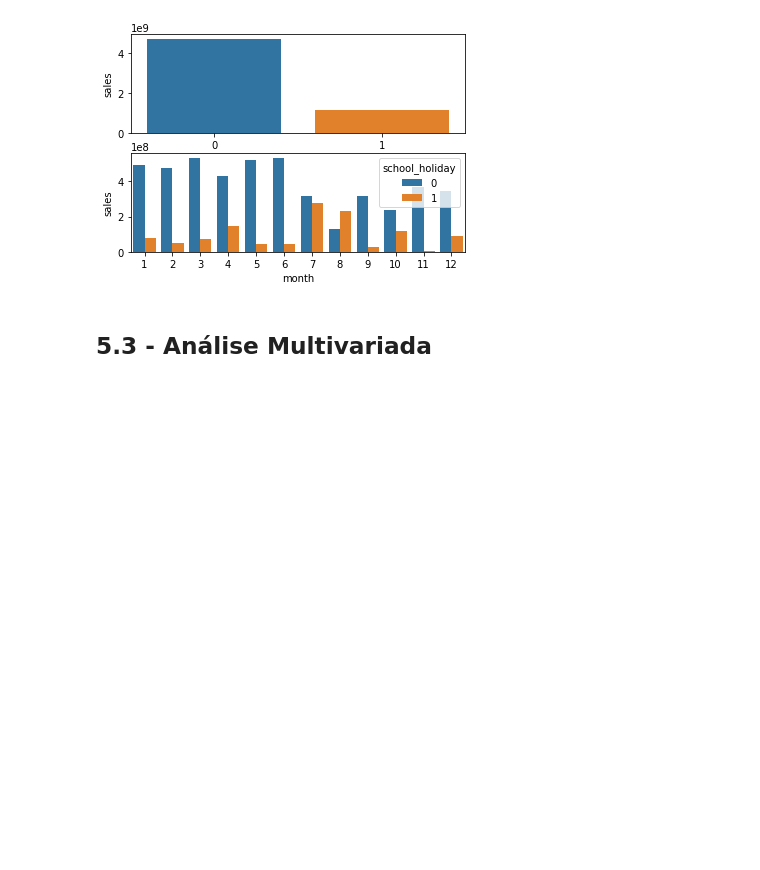
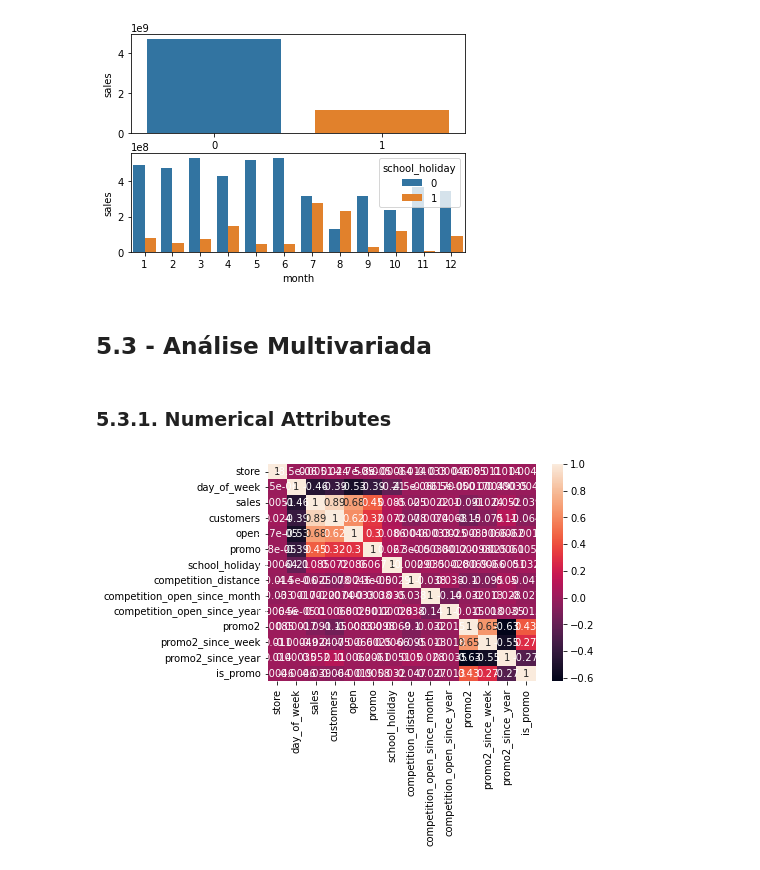
Before and after one commit to castrien/ds_em_producao, a Jupyter notebook: m04_v01_ds_em_producao.ipynb, the cells around one changed output. Saved outputs shown, nothing was run; the diff lists cells and outputs as text; code cells hidden in the pictures; blank space fills up the shorter version.

```diff
--- a/m04_v01_ds_em_producao.ipynb
+++ b/m04_v01_ds_em_producao.ipynb
@@ -662,3 +676,10 @@ sns.barplot( x='month',y='sales',hue='school_holiday', data=aux2);
 [figure]
 # %% [markdown]
 ## 5.3 - Análise Multivariada
+# %% [markdown]
+### 5.3.1. Numerical Attributes
+# %%
+correlation = num_attributes.corr (method = 'pearson')
+sns.heatmap( correlation, annot=True);
+# %% [output]
+[figure, added]
```
Also changed, not shown: parts of 5 cells of this notebook.
